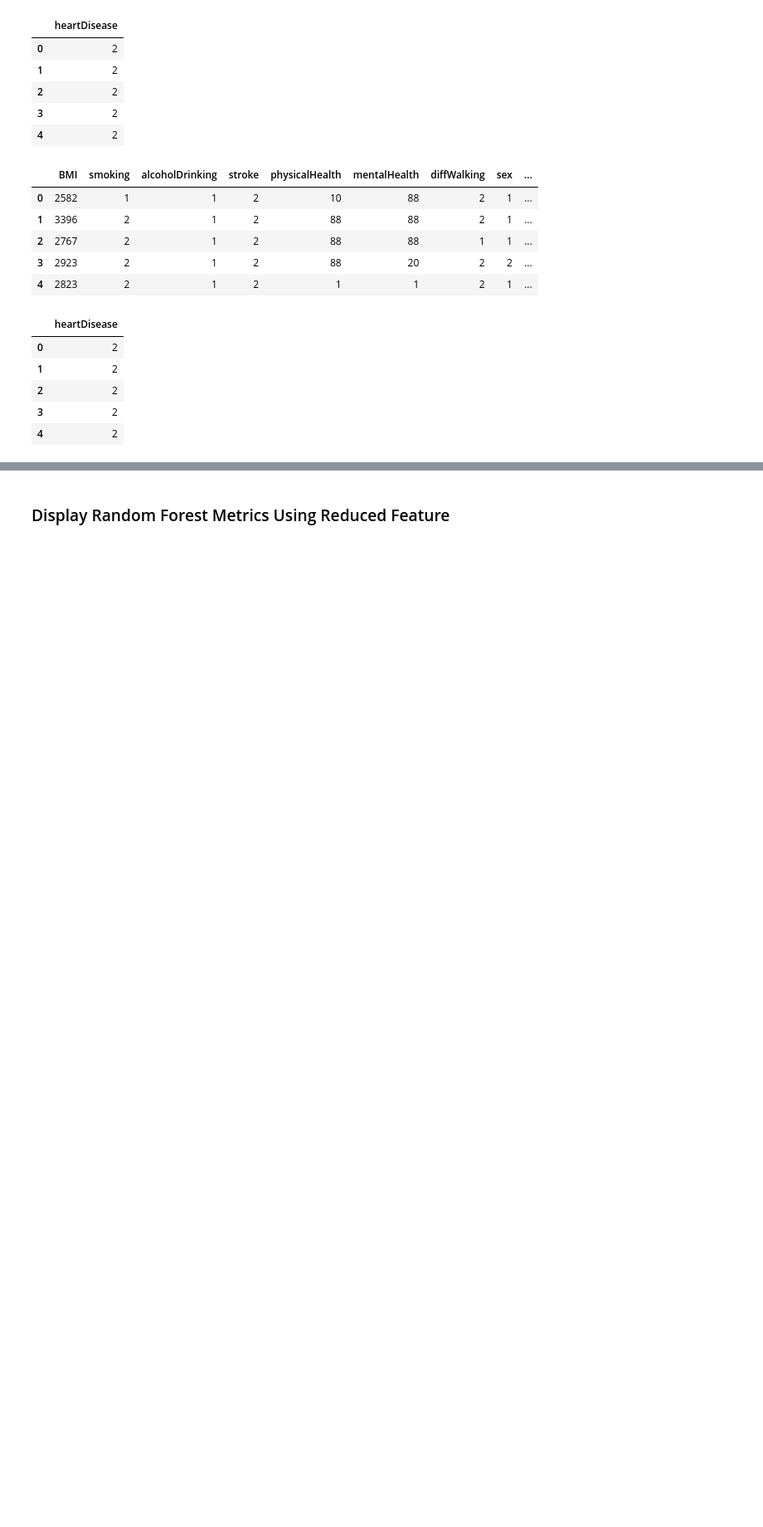
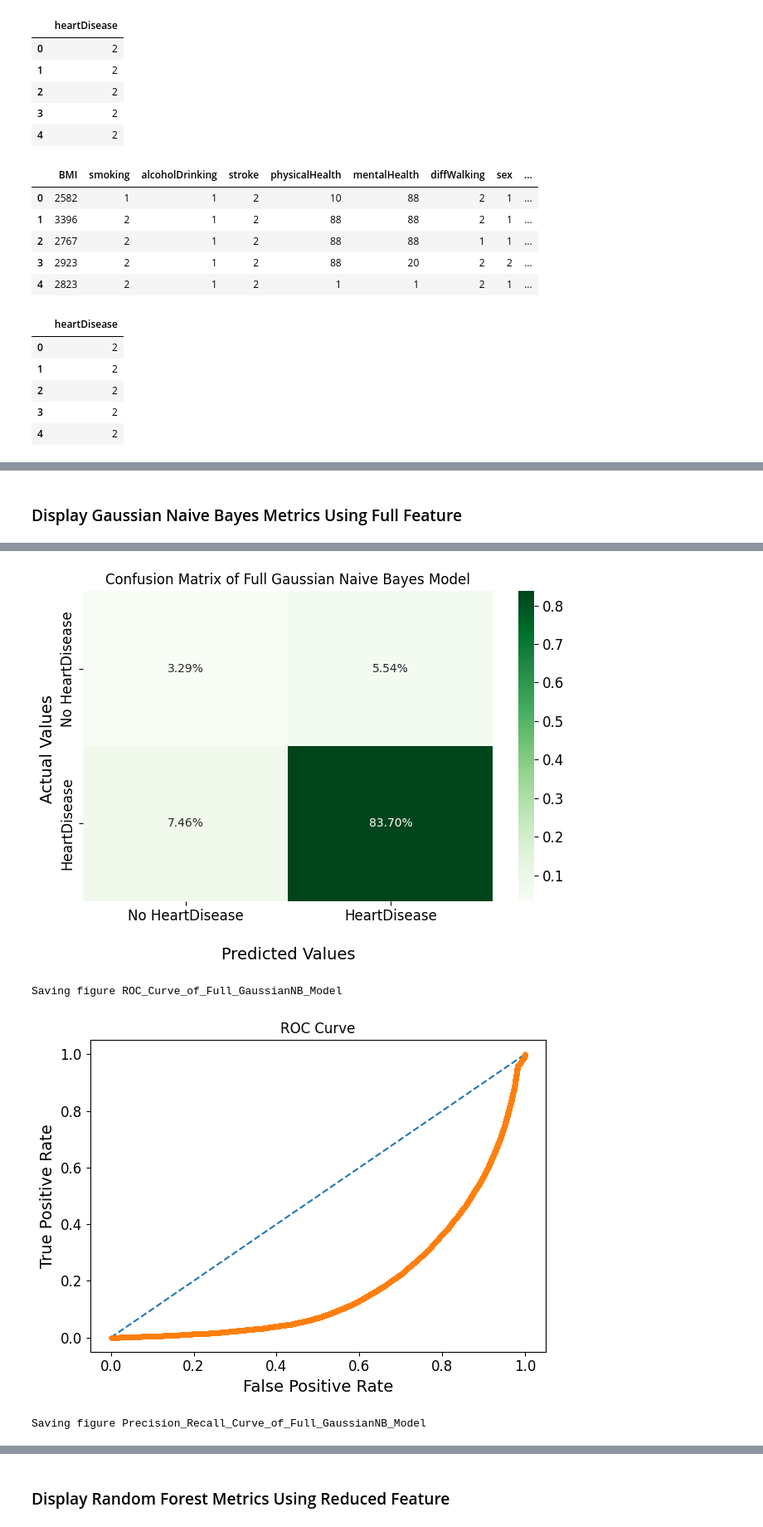
Before and after one commit to Suhyrhasan/Risk-Prediction-For-Heart-Disease, a Jupyter notebook: ModelEvaluation.ipynb, the cells around one changed output, grey strips where cells are left out. Shown: that part at 83% size. Drawn from its saved outputs; the diff is of its cells as text; code cells hidden in the pictures; blank space fills up the shorter version.

```diff
--- a/ModelEvaluation.ipynb
+++ b/ModelEvaluation.ipynb
@@ -361,0 +349,75 @@ Saving figure Precision_Recall_Curve_of_KNN_Model
+# %% [markdown]
+### Display Gaussian Naive Bayes Metrics Using Full Feature
+# %%
+# Display GaussianNB Metrics
+GaussianNB_PATH = os.path.join('gaussianNB')
+def evaluate_FullGaussianNB():
+    print("Full Gaussian Naive Bayes Metrics:\n")
+    clf = full_gaussianNB_model
+    y_pred = clf.predict(x_test)
+    print(f"Number of Positive Predictions (Heart Disease): {np.sum(y_pred == 1)}\nNumber of Negative Predictions (No Heart Disease): {np.sum(y_pred == 2)}")
+    cm = confusion_matrix(y_test, y_pred)
+
+    # evaluate
+    print(classification_report(y_test, y_pred))
+
+    # print True and False Positive Rates
+
+    # predict probabilities
+    probs = clf.predict_proba(x_test)
+    # keep probabilities for the positive outcome only
+    probs = probs[:, 1]
+    # calculate AUC
+    auc = roc_auc_score(y_test, probs)
+
+    print('AUC: %.3f' % auc)
+
+    mae = mean_absolute_error(y_test, y_pred)
+    print("Mean Absolute Error of the Full Gaussian Naive Bayes Model is", mae)
+
+    # calculate roc curve
+    fpr, tpr, thresholds = roc_curve(y_test, probs,
+                                    pos_label=1)
+
+    #print a couple of the True and False Positive Rates results
+    print("False Positive Rate", fpr, "True Postitive Rate", tpr)
+
+    # plot confusion matrix
+    plt.figure(figsize=(7,5))
+    ax = sns.heatmap(cm/np.sum(cm),fmt='.2%', annot=True, cmap='Greens')
+    # labels
+    ax.set_xlabel('\nPredicted Values')
+    ax.set_ylabel('Actual Values ')
+    ax.set_title('Confusion Matrix of Full Gaussian Naive Bayes Model')
+    ax.xaxis.set_ticklabels(['No HeartDisease','HeartDisease'])
+    ax.yaxis.set_ticklabels(['No HeartDisease','HeartDisease'])
+    save_fig(GaussianNB_PATH,f"Confusion_Matrix_of_Full_GaussianNB_Model")
+    plt.show()
+
+    # plot ROC Curve
+    plt.plot([0, 1], [0, 1], linestyle='--')
+
+    # plot the roc curve for the model
+    plt.plot(fpr, tpr, marker='.')
+    # labels
+    plt.xlabel('False Positive Rate')
+    plt.ylabel('True Positive Rate')
+    plt.title('ROC Curve')
+    # show the plot
+    save_fig(GaussianNB_PATH,f"ROC_Curve_of_Full_GaussianNB_Model")
+    plt.show()
+
+    # Plot Precision Recall Display
+    prec, recall, _ = precision_recall_curve(y_test, probs, pos_label=1)
+    pr_display = PrecisionRecallDisplay(precision=prec, recall=recall).plot()
+    # labels
+    plt.xlabel('Recall')
+    plt.ylabel('Precision')
+    plt.title('Precision Recall Curve')
+    # show the plot
+    save_fig(GaussianNB_PATH,f"Precision_Recall_Curve_of_Full_GaussianNB_Model")
+    plt.show()
+    return fpr, tpr
+
+fpr3, tpr3 = evaluate_FullGaussianNB()
+# %% [output]
@@ -361,0 +442,4 @@ Saving figure Precision_Recall_Curve_of_KNN_Model
+[figure, added]
+Saving figure ROC_Curve_of_Full_GaussianNB_Model
+[figure, added]
+Saving figure Precision_Recall_Curve_of_Full_GaussianNB_Model
```
Also changed, not shown: parts of 18 cells of this notebook, 37 other files.
